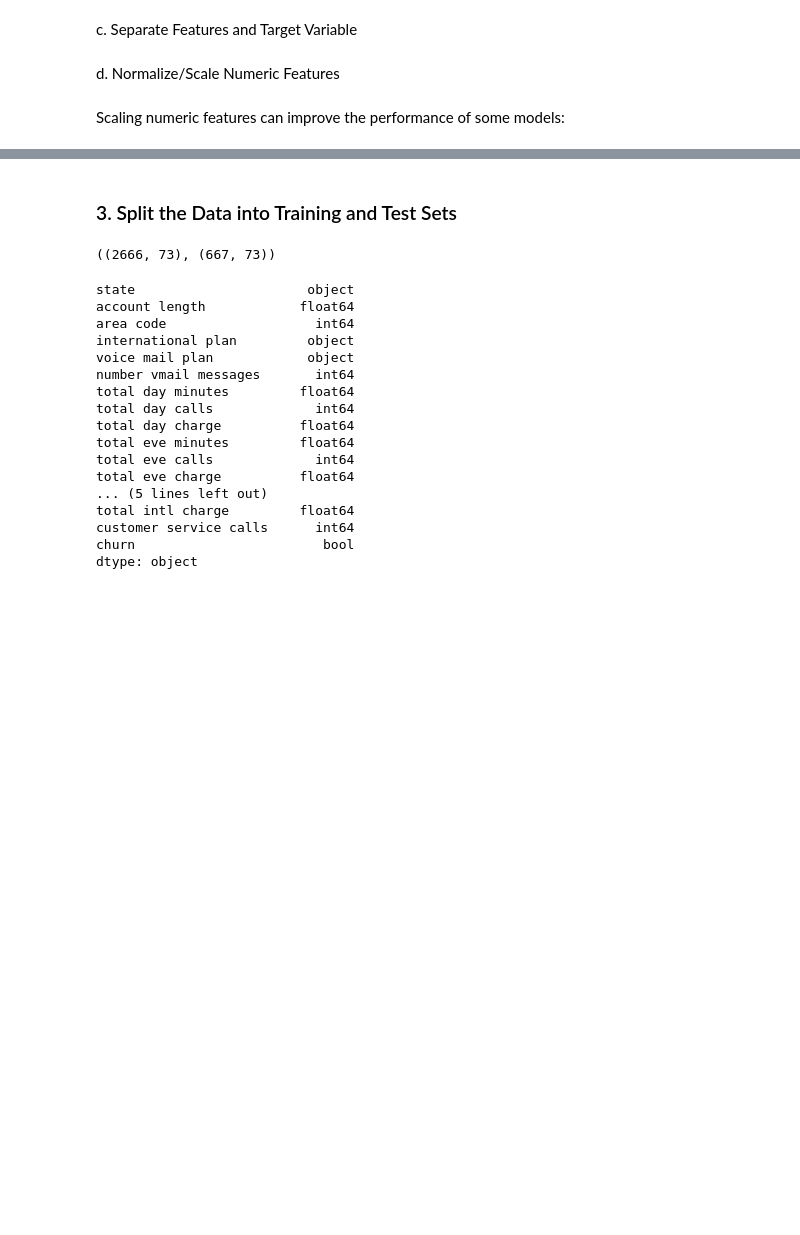
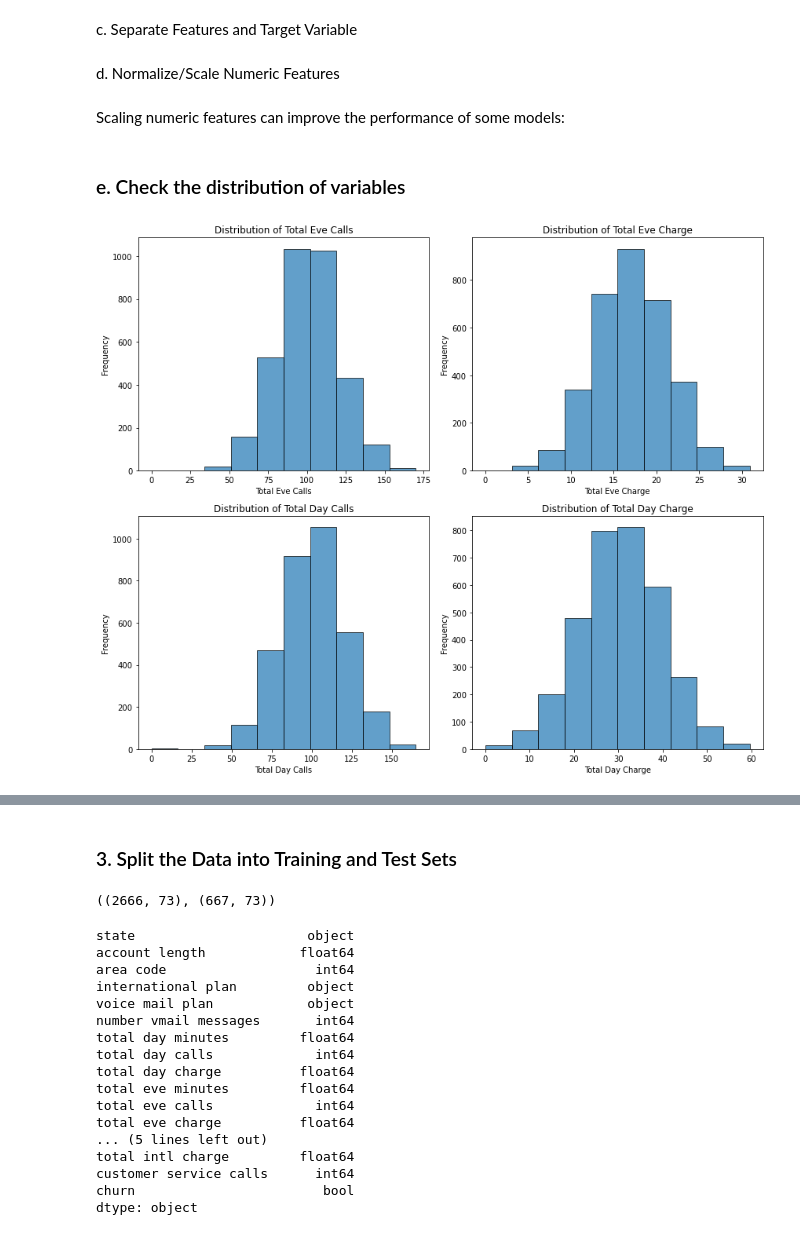
Before and after one commit to CYNTHIA-ATIENO/PHASE-3-PROJECT, a Jupyter notebook: index.ipynb, the cells around one changed output, grey strips where cells are left out. Saved outputs shown, nothing was run; the diff lists cells and outputs as text; code cells hidden in the pictures; blank space fills up the shorter version.

```diff
--- a/index.ipynb
+++ b/index.ipynb
@@ -255,3 +255,43 @@ scaler = StandardScaler()
 
 # Fit and transform the numeric features
 X[numeric_features] = scaler.fit_transform(X[numeric_features])
+# %% [markdown]
+### e. Check the distribution of variables
+# %%
+# plot histogram to check distribution
+#Create a figure with 2x2 subplots
+plt.figure(figsize=(12, 10))
+
+# Plot for 'total eve calls'
+plt.subplot(2, 2, 1)
+plt.hist(df["total eve calls"], bins=10, edgecolor='k', alpha=0.7)
+plt.xlabel('Total Eve Calls')
+plt.ylabel('Frequency')
+plt.title('Distribution of Total Eve Calls')
+
+# Plot for 'total eve charge'
+plt.subplot(2, 2, 2)
+plt.hist(df["total eve charge"], bins=10, edgecolor='k', alpha=0.7)
+plt.xlabel('Total Eve Charge')
+plt.ylabel('Frequency')
+plt.title('Distribution of Total Eve Charge')
+
+# Plot for 'total day calls'
+plt.subplot(2, 2, 3)
+plt.hist(df["total day calls"], bins=10, edgecolor='k', alpha=0.7)
+plt.xlabel('Total Day Calls')
+plt.ylabel('Frequency')
+plt.title('Distribution of Total Day Calls')
+
+# Plot for 'total day charge'
+plt.subplot(2, 2, 4)
+plt.hist(df["total day charge"], bins=10, edgecolor='k', alpha=0.7)
+plt.xlabel('Total Day Charge')
+plt.ylabel('Frequency')
+plt.title('Distribution of Total Day Charge')
+
+# Adjust layout to prevent overlap
+plt.tight_layout()
+plt.show()
+# %% [output]
+[figure, added]
```
Also changed, not shown: parts of 22 cells of this notebook.
